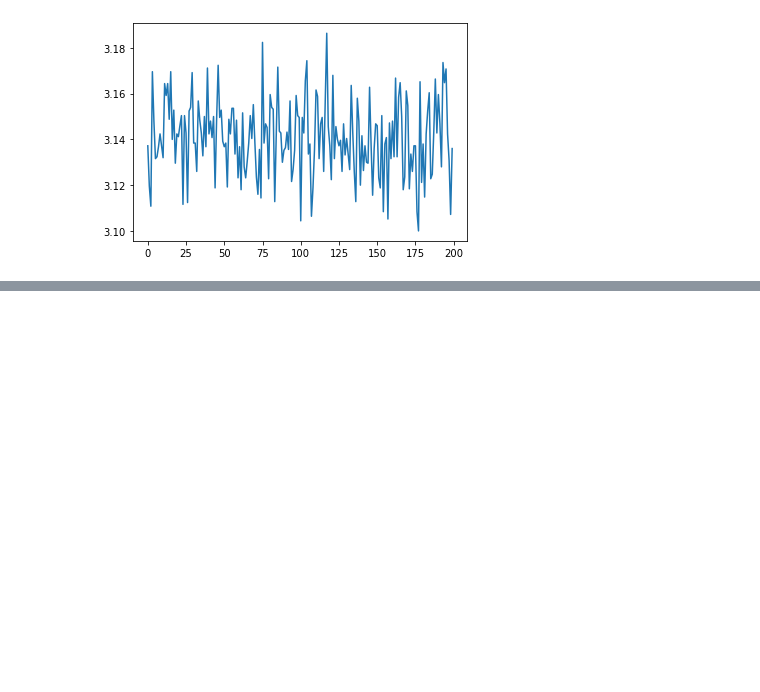
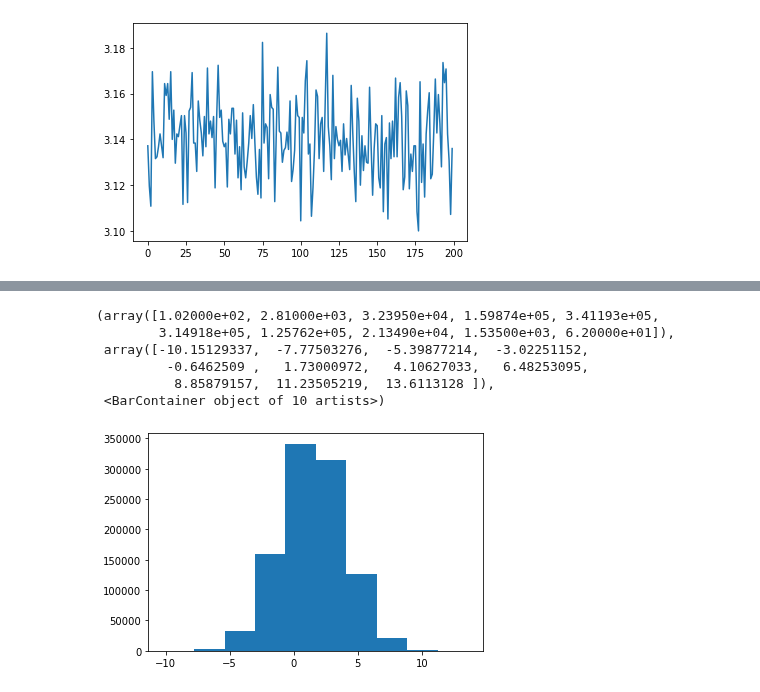
Before and after one commit to tomasvdh/python-ml-course, a Jupyter notebook: mynotebooks/T2 - 2 - Data Cleaning - Funciones de distribución de probabilidad.ipynb, the cells around one changed output, grey strips where cells are left out. Cells and saved outputs as stored; diff of their text form; code cells hidden in the pictures; blank space fills up the shorter version.

```diff
--- a/mynotebooks/T2 - 2 - Data Cleaning - Funciones de distribución de probabilidad.ipynb
+++ b/mynotebooks/T2 - 2 - Data Cleaning - Funciones de distribución de probabilidad.ipynb
@@ -124,0 +159,10 @@ pi_montecarlo(10000, 200)
+# %%
+plt.hist(data["B"])
+# %% [output]
+(array([1.02000e+02, 2.81000e+03, 3.23950e+04, 1.59874e+05, 3.41193e+05,
+        3.14918e+05, 1.25762e+05, 2.13490e+04, 1.53500e+03, 6.20000e+01]),
+ array([-10.15129337,  -7.77503276,  -5.39877214,  -3.02251152,
+         -0.6462509 ,   1.73000972,   4.10627033,   6.48253095,
+          8.85879157,  11.23505219,  13.6113128 ]),
+ <BarContainer object of 10 artists>)
+[figure, added]
```
Also changed, not shown: parts of 12 cells of this notebook.
